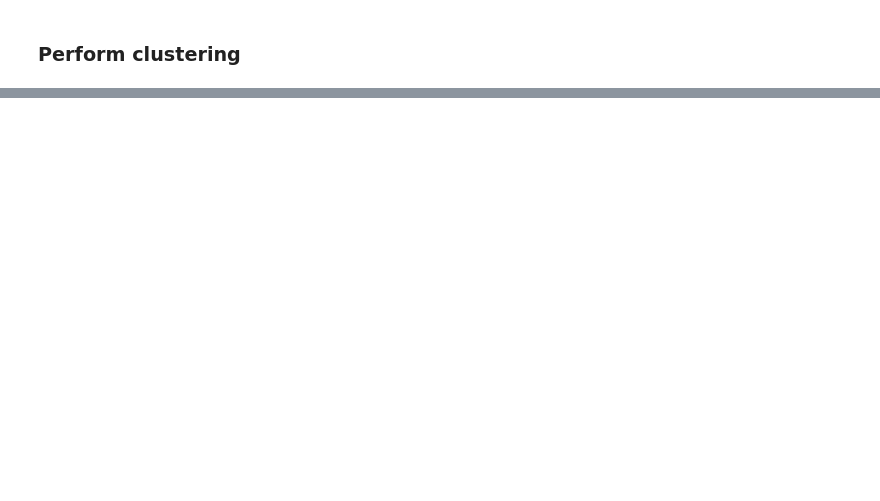
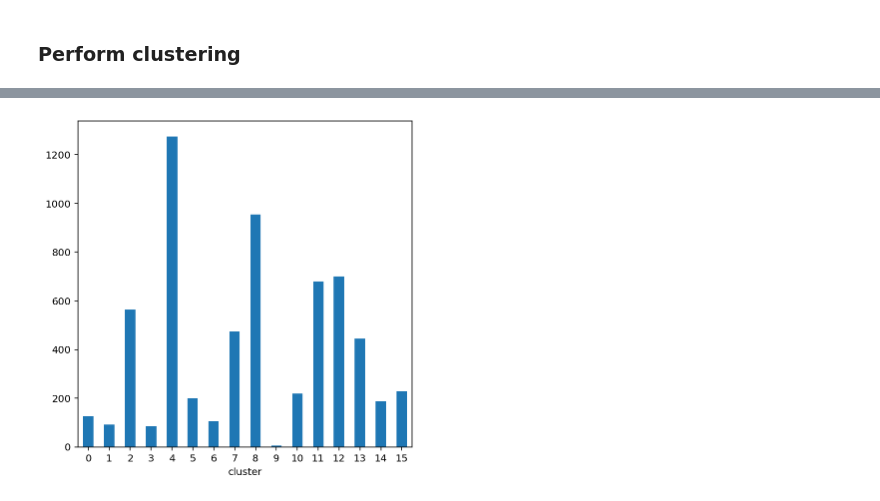
Before and after one commit to GuidoDC97/IE, a Jupyter notebook: Esercizio 3 Web Server/Fabio/Workload Characterization/WebServer_WC.ipynb, the cells around one changed output, grey strips where cells are left out. Cells and saved outputs as stored; diff of their text form; code cells hidden in the pictures; blank space fills up the shorter version.

```diff
--- a/Esercizio 3 Web Server/Fabio/Workload Characterization/WebServer_WC.ipynb
+++ b/Esercizio 3 Web Server/Fabio/Workload Characterization/WebServer_WC.ipynb
@@ -582,0 +432,9 @@ dev_lost_ratio
+# %%
+n_clusters = 16
+
+clustering = AgglomerativeClustering(n_clusters=n_clusters)
+clustering = clustering.fit(df_high_cl.values)
+# %%
+df_high_clu = df_high
+df_high_clu.loc[:,'cluster'] = clustering.labels_
+df_high_clu.head()
@@ -582,0 +448,6 @@ dev_lost_ratio
+# %%
+df_high_clu.groupby(by='cluster').count().timeStamp.plot.bar(figsize=(6,6))
+plt.xticks(rotation=0)
+plt.show()
+# %% [output]
+[figure, added]
```
Also changed, not shown: parts of 47 cells of this notebook.
